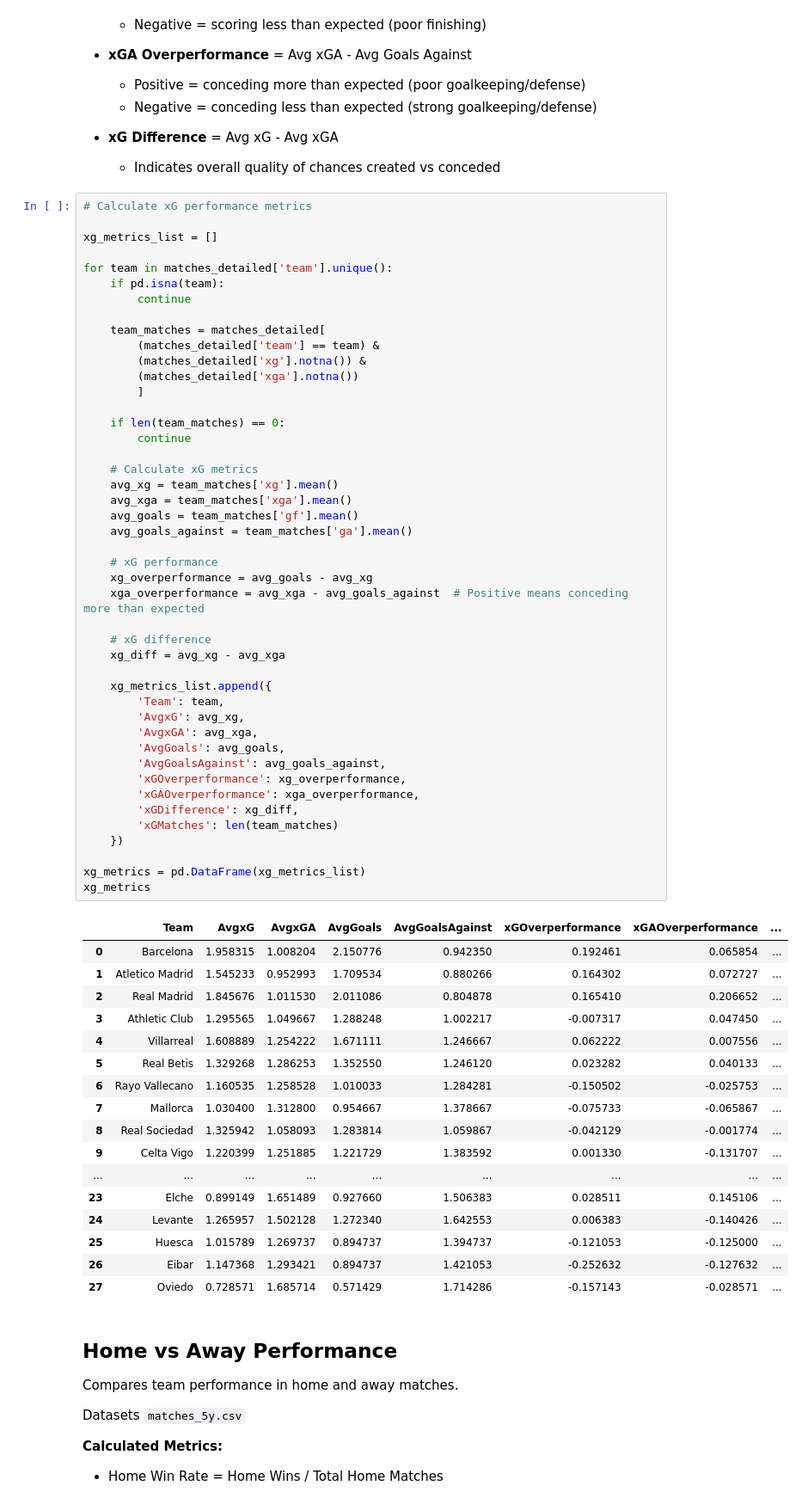
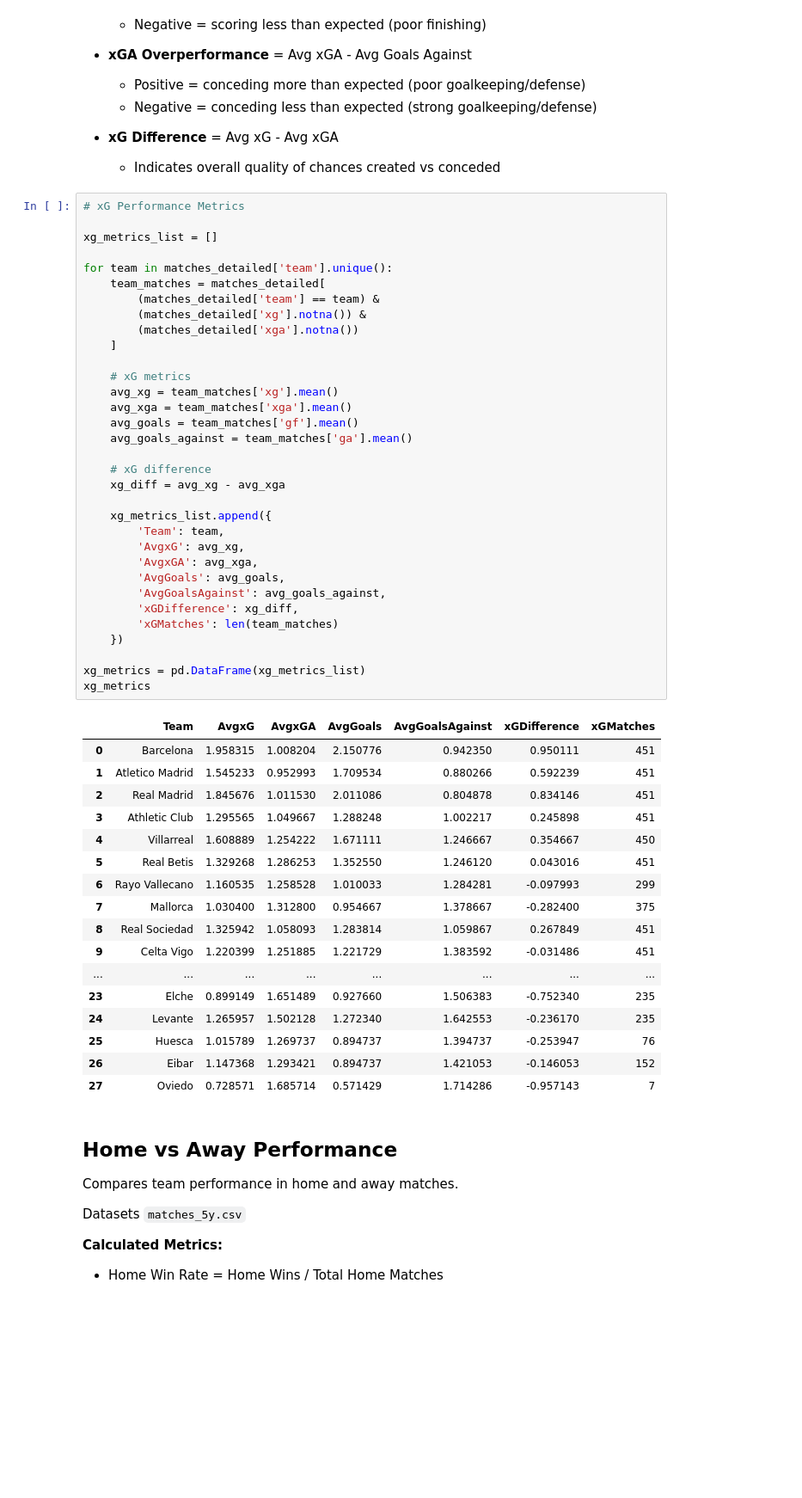
Before and after one commit to Divyanshu-Kumar19/LaLiga-Analysis, a Jupyter notebook: Analysis/src/analysis.ipynb, the cells around one changed output. Shown at 86% size. Drawn from its saved outputs; the diff is of its cells as text; blank space fills up the shorter version.

```diff
--- a/Analysis/src/analysis.ipynb
+++ b/Analysis/src/analysis.ipynb
@@ -202,68 +193,56 @@ Datasets `matches_detailed.csv`
 - **xG Difference** = Avg xG - Avg xGA
   - Indicates overall quality of chances created vs conceded
 # %%
-# Calculate xG performance metrics
+# xG Performance Metrics
 
 xg_metrics_list = []
 
 for team in matches_detailed['team'].unique():
-    if pd.isna(team):
-        continue
-
     team_matches = matches_detailed[
         (matches_detailed['team'] == team) &
         (matches_detailed['xg'].notna()) &
         (matches_detailed['xga'].notna())
-        ]
+    ]
 
-    if len(team_matches) == 0:
-        continue
-
-    # Calculate xG metrics
+    # xG metrics
     avg_xg = team_matches['xg'].mean()
     avg_xga = team_matches['xga'].mean()
     avg_goals = team_matches['gf'].mean()
     avg_goals_against = team_matches['ga'].mean()
-
-    # xG performance
-    xg_overperformance = avg_goals - avg_xg
-    xga_overperformance = avg_xga - avg_goals_against  # Positive means conceding more than expected
 
     # xG difference
     xg_diff = avg_xg - avg_xga
 
     xg_metrics_list.append({
         'Team': team,
         'AvgxG': avg_xg,
         'AvgxGA': avg_xga,
         'AvgGoals': avg_goals,
         'AvgGoalsAgainst': avg_goals_against,
-        'xGOverperformance': xg_overperformance,
-        'xGAOverperformance': xga_overperformance,
         'xGDifference': xg_diff,
         'xGMatches': len(team_matches)
     })
 
 xg_metrics = pd.DataFrame(xg_metrics_list)
 xg_metrics
 # %% [output]
-|  | Team | AvgxG | AvgxGA | AvgGoals | AvgGoalsAgainst | xGOverperformance | xGAOverperformance | ... |
-| 0 | Barcelona | 1.958315 | 1.008204 | 2.150776 | 0.942350 | 0.192461 | 0.065854 | ... |
-| 1 | Atletico Madrid | 1.545233 | 0.952993 | 1.709534 | 0.880266 | 0.164302 | 0.072727 | ... |
-| 2 | Real Madrid | 1.845676 | 1.011530 | 2.011086 | 0.804878 | 0.165410 | 0.206652 | ... |
-| 3 | Athletic Club | 1.295565 | 1.049667 | 1.288248 | 1.002217 | -0.007317 | 0.047450 | ... |
-| 4 | Villarreal | 1.608889 | 1.254222 | 1.671111 | 1.246667 | 0.062222 | 0.007556 | ... |
-| 5 | Real Betis | 1.329268 | 1.286253 | 1.352550 | 1.246120 | 0.023282 | 0.040133 | ... |
-| 6 | Rayo Vallecano | 1.160535 | 1.258528 | 1.010033 | 1.284281 | -0.150502 | -0.025753 | ... |
-| 7 | Mallorca | 1.030400 | 1.312800 | 0.954667 | 1.378667 | -0.075733 | -0.065867 | ... |
-| 8 | Real Sociedad | 1.325942 | 1.058093 | 1.283814 | 1.059867 | -0.042129 | -0.001774 | ... |
-| 9 | Celta Vigo | 1.220399 | 1.251885 | 1.221729 | 1.383592 | 0.001330 | -0.131707 | ... |
-| ... | ... | ... | ... | ... | ... | ... | ... | ... |
-| 23 | Elche | 0.899149 | 1.651489 | 0.927660 | 1.506383 | 0.028511 | 0.145106 | ... |
-| 24 | Levante | 1.265957 | 1.502128 | 1.272340 | 1.642553 | 0.006383 | -0.140426 | ... |
-| 25 | Huesca | 1.015789 | 1.269737 | 0.894737 | 1.394737 | -0.121053 | -0.125000 | ... |
-| 26 | Eibar | 1.147368 | 1.293421 | 0.894737 | 1.421053 | -0.252632 | -0.127632 | ... |
-| 27 | Oviedo | 0.728571 | 1.685714 | 0.571429 | 1.714286 | -0.157143 | -0.028571 | ... |
+|  | Team | AvgxG | AvgxGA | AvgGoals | AvgGoalsAgainst | xGDifference | xGMatches |
+| 0 | Barcelona | 1.958315 | 1.008204 | 2.150776 | 0.942350 | 0.950111 | 451 |
+| 1 | Atletico Madrid | 1.545233 | 0.952993 | 1.709534 | 0.880266 | 0.592239 | 451 |
+| 2 | Real Madrid | 1.845676 | 1.011530 | 2.011086 | 0.804878 | 0.834146 | 451 |
+| 3 | Athletic Club | 1.295565 | 1.049667 | 1.288248 | 1.002217 | 0.245898 | 451 |
+| 4 | Villarreal | 1.608889 | 1.254222 | 1.671111 | 1.246667 | 0.354667 | 450 |
+| 5 | Real Betis | 1.329268 | 1.286253 | 1.352550 | 1.246120 | 0.043016 | 451 |
+| 6 | Rayo Vallecano | 1.160535 | 1.258528 | 1.010033 | 1.284281 | -0.097993 | 299 |
+| 7 | Mallorca | 1.030400 | 1.312800 | 0.954667 | 1.378667 | -0.282400 | 375 |
+| 8 | Real Sociedad | 1.325942 | 1.058093 | 1.283814 | 1.059867 | 0.267849 | 451 |
+| 9 | Celta Vigo | 1.220399 | 1.251885 | 1.221729 | 1.383592 | -0.031486 | 451 |
+| ... | ... | ... | ... | ... | ... | ... | ... |
+| 23 | Elche | 0.899149 | 1.651489 | 0.927660 | 1.506383 | -0.752340 | 235 |
+| 24 | Levante | 1.265957 | 1.502128 | 1.272340 | 1.642553 | -0.236170 | 235 |
+| 25 | Huesca | 1.015789 | 1.269737 | 0.894737 | 1.394737 | -0.253947 | 76 |
+| 26 | Eibar | 1.147368 | 1.293421 | 0.894737 | 1.421053 | -0.146053 | 152 |
+| 27 | Oviedo | 0.728571 | 1.685714 | 0.571429 | 1.714286 | -0.957143 | 7 |
 # %% [markdown]
 ## Home vs Away Performance
 Compares team performance in home and away matches.
```
Also changed, not shown: parts of 9 cells of this notebook, 10 other files.
